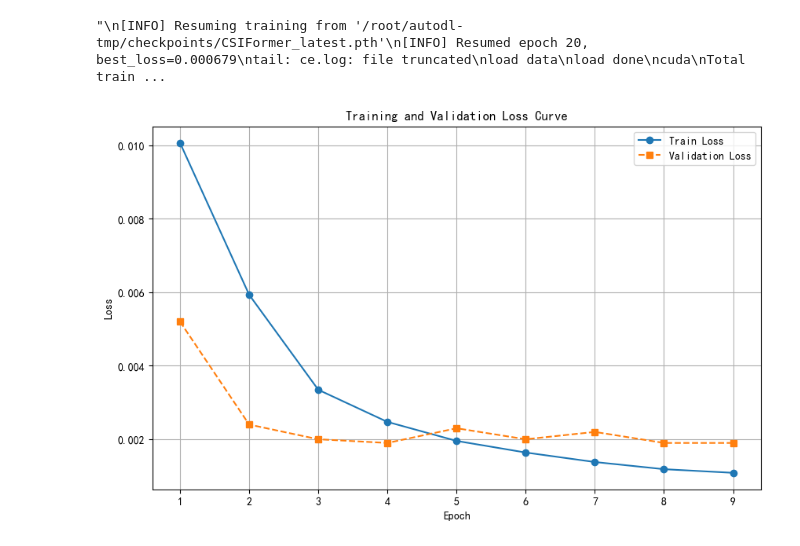
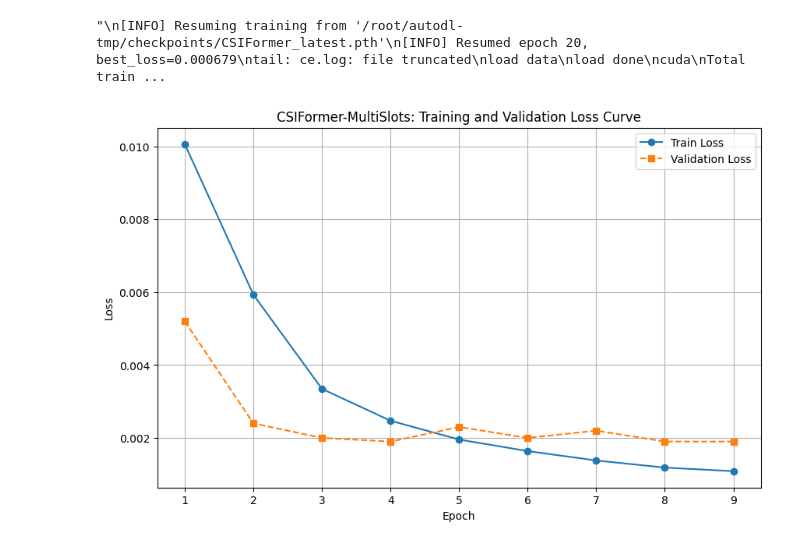
Before and after one commit to Landyaos/CSIFormer, a Jupyter notebook: expResult.ipynb, the cells around one changed output. Cells and saved outputs as stored; diff of their text form; code cells hidden in the pictures.

```diff
--- a/expResult.ipynb
+++ b/expResult.ipynb
@@ -183,32 +183,32 @@ train_losses = [
     0.00247218395336189,  # Epoch 4
     0.0019553284992630043,  # Epoch 5
     0.0016389209012650345,  # Epoch 6
     0.0013809342019684401,  # Epoch 7
     0.0011860881317714077,  # Epoch 8
     0.0010871608086897974   # Epoch 9
 ]
 
 val_losses = [
     0.0052,  # Epoch 1
     0.0024,  # Epoch 2
     0.0020,  # Epoch 3
     0.0019,  # Epoch 4
     0.0023,  # Epoch 5
     0.0020,  # Epoch 6
     0.0022,  # Epoch 7
     0.0019,  # Epoch 8
     0.0019   # Epoch 9
 ]
 
 # 绘制训练和验证损失曲线
 plt.figure(figsize=(10, 6))
 plt.plot(epochs, train_losses, 'o-', label='Train Loss')
 plt.plot(epochs, val_losses, 's--', label='Validation Loss')
 plt.xlabel('Epoch')
 plt.ylabel('Loss')
-plt.title('Training and Validation Loss Curve')
+plt.title('CSIFormer-MultiSlots: Training and Validation Loss Curve')
 plt.legend()
 plt.grid(True)
 plt.show()
 # %% [output]
-[figure, old version]
+[figure, new version]
```
Also changed, not shown: parts of 2 cells of this notebook, 9 other files.
